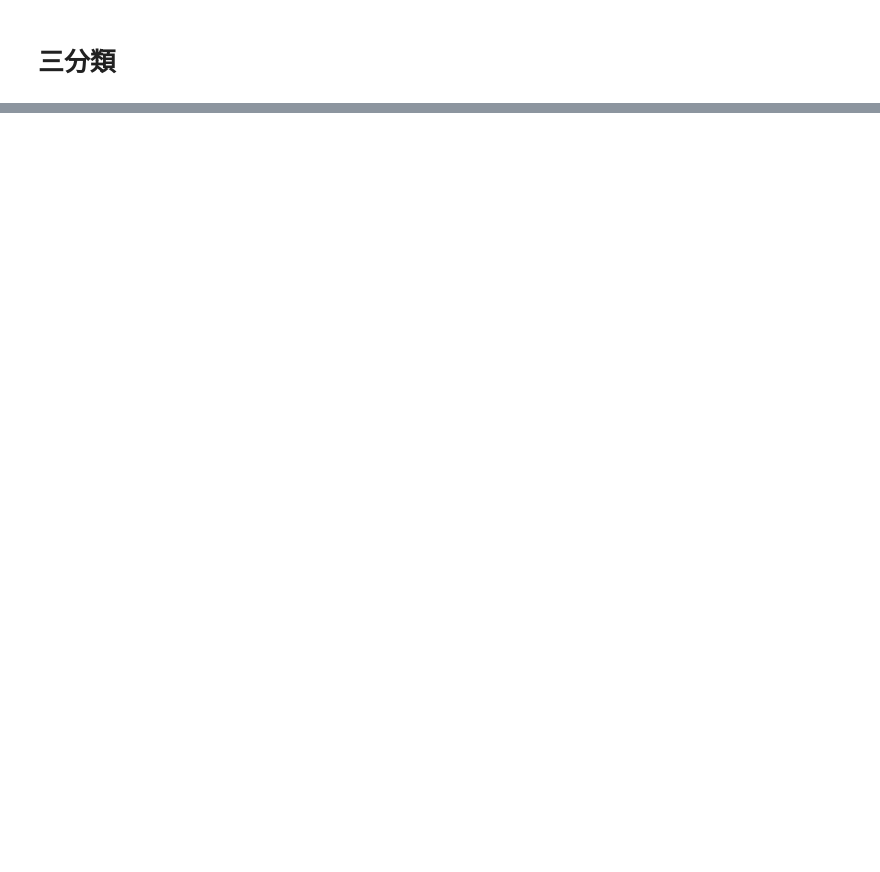
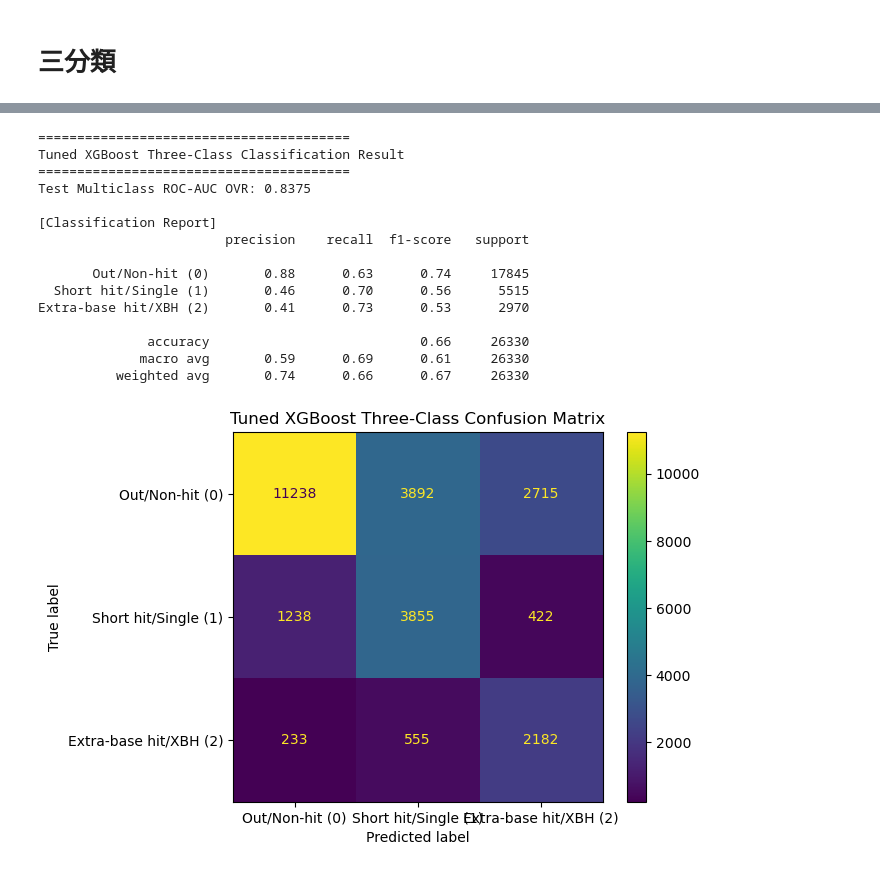
Before and after one commit to gordon921212/Baseball-Project, a Jupyter notebook: Xgboost.ipynb, the cells around one changed output, grey strips where cells are left out. Cells and saved outputs as stored; diff of their text form; code cells hidden in the pictures; blank space fills up the shorter version.

Commit message:
Feat: Add grid search to getbest parameters (both Binary/multiclass clasification)

```diff
--- a/Xgboost.ipynb
+++ b/Xgboost.ipynb
@@ -302,33 +557,61 @@ xgb_multi_model.fit(
 # %%
-y_test_pred = xgb_multi_model.predict(X_test)
-y_test_proba = xgb_multi_model.predict_proba(X_test)
+y_test_pred_multi = xgb_multi_model.predict(X_test_multi)
+y_test_proba_multi = xgb_multi_model.predict_proba(X_test_multi)
 
 auc_multi = roc_auc_score(
-    y_test,
-    y_test_proba,
-    multi_class='ovr'
+    y_test_multi,
+    y_test_proba_multi,
+    multi_class='ovr',
+    labels=[0, 1, 2]
 )
 
 print("========================================")
-print("XGBoost Three-Class Classification Result")
+print("Tuned XGBoost Three-Class Classification Result")
 print("========================================")
-print(f"Multiclass ROC-AUC OVR: {auc_multi:.4f}")
+print(f"Test Multiclass ROC-AUC OVR: {auc_multi:.4f}")
 
-target_names = ['出局/非安打 (0)', '短程安打/single (1)', '長打/XBH (2)']
+target_names_multi = [
+    'Out/Non-hit (0)',
+    'Short hit/Single (1)',
+    'Extra-base hit/XBH (2)'
+]
 
 print("\n[Classification Report]")
-print(classification_report(y_test, y_test_pred, target_names=target_names))
+print(classification_report(
+    y_test_multi,
+    y_test_pred_multi,
+    labels=[0, 1, 2],
+    target_names=target_names_multi
+))
 
-# =========================
-# 6. Confusion matrix
-# =========================
-cm = confusion_matrix(y_test, y_test_pred)
+cm_multi = confusion_matrix(
+    y_test_multi,
+    y_test_pred_multi,
+    labels=[0, 1, 2]
+)
 
 disp = ConfusionMatrixDisplay(
-    confusion_matrix=cm,
-    display_labels=target_names
+    confusion_matrix=cm_multi,
+    display_labels=target_names_multi
 )
 
-disp.plot()
-plt.title("XGBoost Three-Class Confusion Matrix")
+disp.plot(values_format='d')
+plt.title("Tuned XGBoost Three-Class Confusion Matrix")
 plt.show()
+# %% [output]
+========================================
+Tuned XGBoost Three-Class Classification Result
+========================================
+Test Multiclass ROC-AUC OVR: 0.8375
+
+[Classification Report]
+                        precision    recall  f1-score   support
+
+       Out/Non-hit (0)       0.88      0.63      0.74     17845
+  Short hit/Single (1)       0.46      0.70      0.56      5515
+Extra-base hit/XBH (2)       0.41      0.73      0.53      2970
+
+              accuracy                           0.66     26330
+             macro avg       0.59      0.69      0.61     26330
+          weighted avg       0.74      0.66      0.67     26330
+[figure, added]
```
Also changed, not shown: parts of 19 cells of this notebook.
